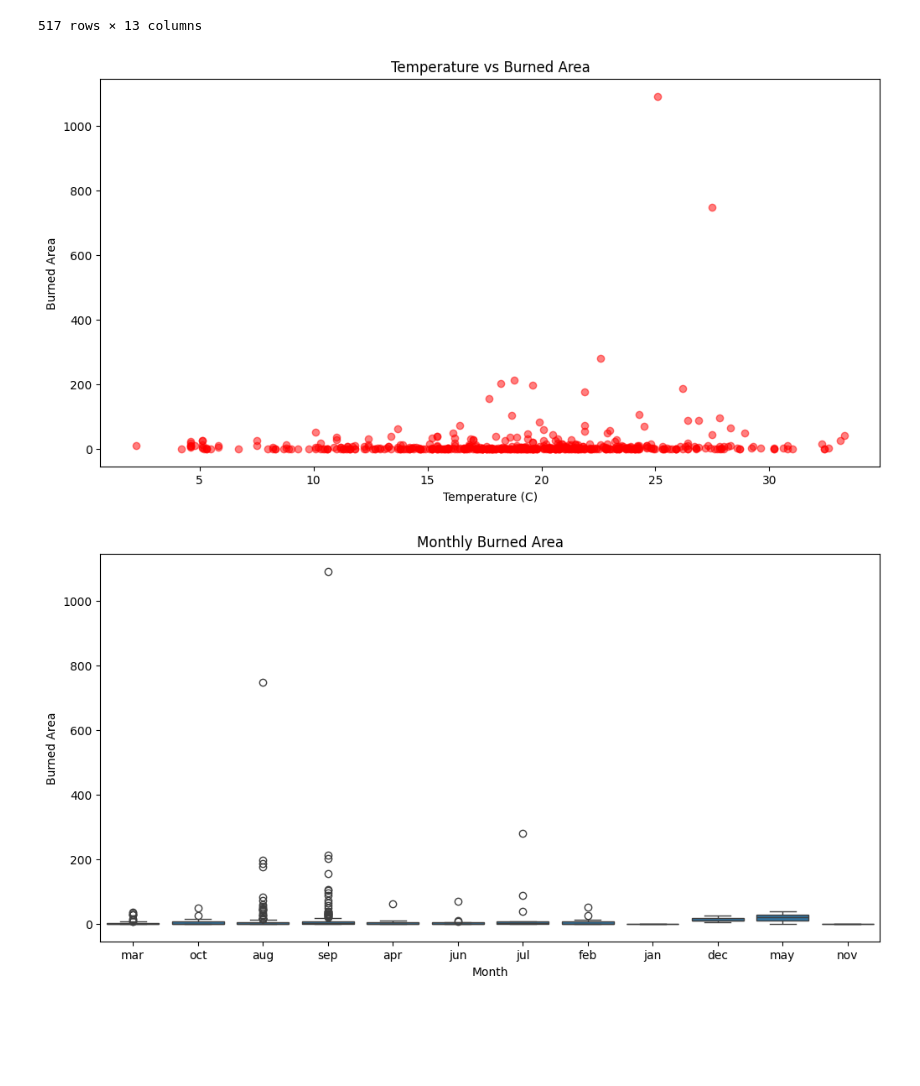
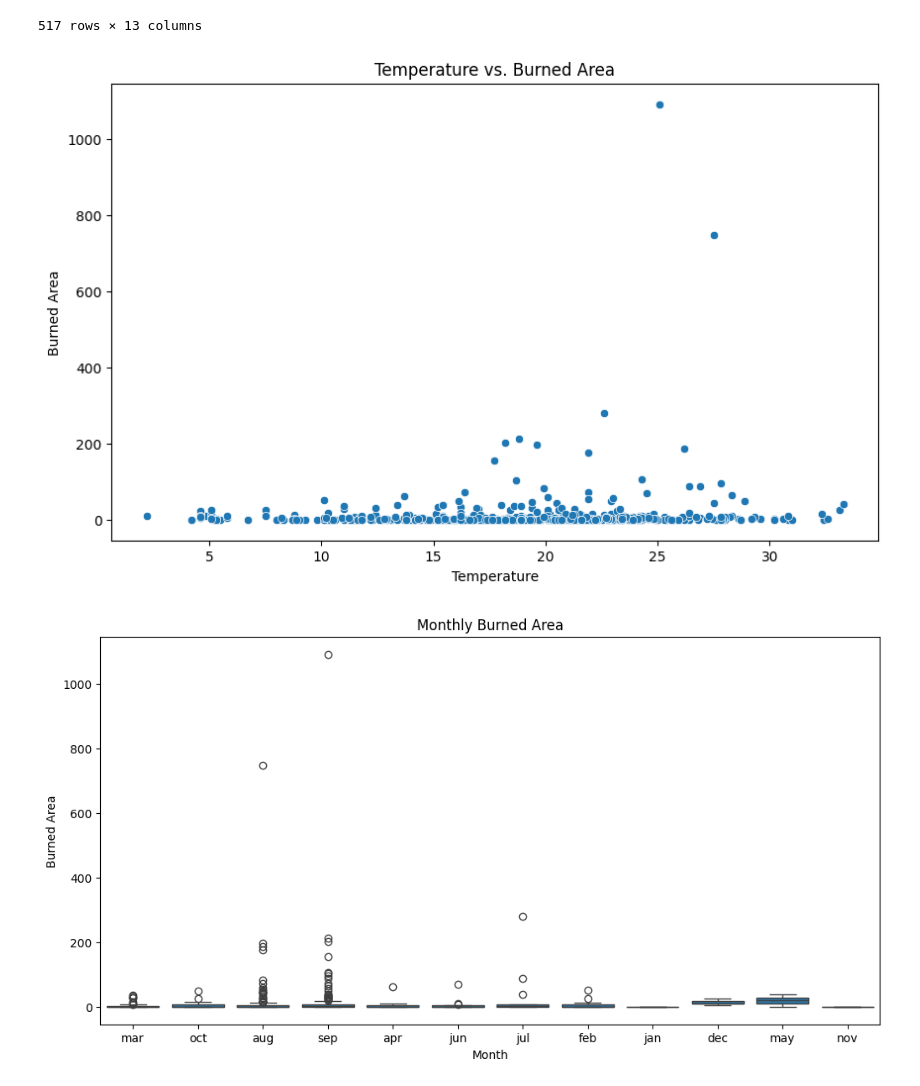
Before and after one commit to UjjwalZambad/DSBDA, a Jupyter notebook: 6th.ipynb, the cells around one changed output. Saved outputs shown, nothing was run; the diff lists cells and outputs as text; code cells hidden in the pictures; blank space fills up the shorter version.

```diff
--- a/6th.ipynb
+++ b/6th.ipynb
@@ -21,14 +21,14 @@ data
 | 516 | 6 | 3 | nov | tue | 79.5 | 3.0 | 106.7 | 1.1 | 11.8 | 31 | 4.5 | ... |
 517 rows × 13 columns
 # %%
-plt.figure(figsize=(12, 6))
-plt.scatter(data['temp'], data['area'], color='red', alpha=0.5)
-plt.xlabel('Temperature (C)')
+plt.figure(figsize=(10, 6))
+sns.scatterplot(x='temp', y='area', data=data)
+plt.xlabel('Temperature')
 plt.ylabel('Burned Area')
-plt.title('Temperature vs Burned Area')
+plt.title('Temperature vs. Burned Area')
 plt.show()
 # %% [output]
-[figure, old version]
+[figure, new version]
 # %%
 plt.figure(figsize=(12, 6))
 sns.boxplot(x='month', y='area', data=data)
```
Also changed, not shown: parts of 1 cell of this notebook, 2 other files.
